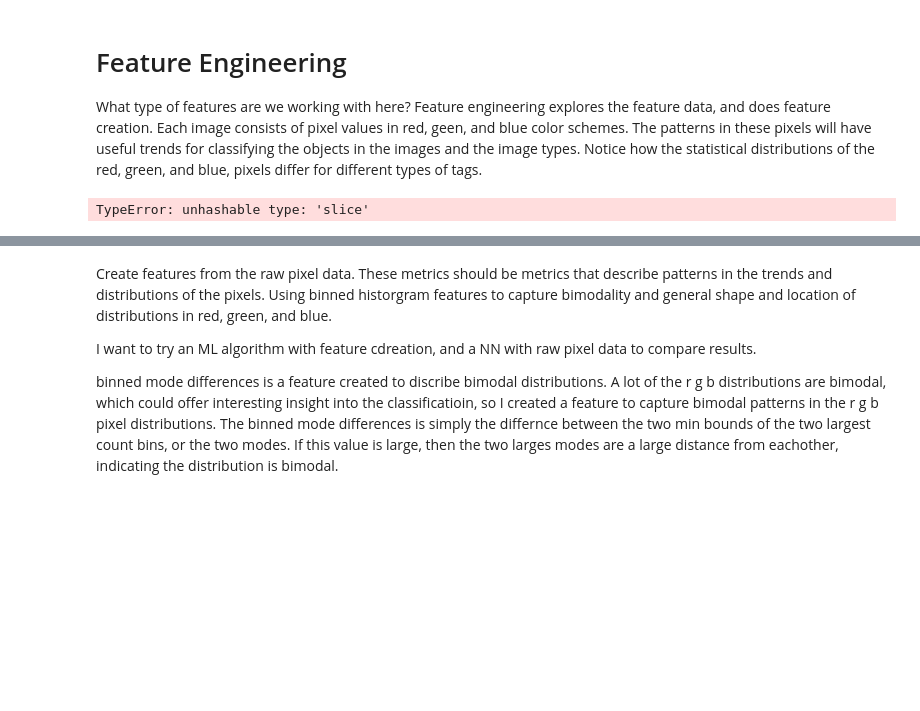
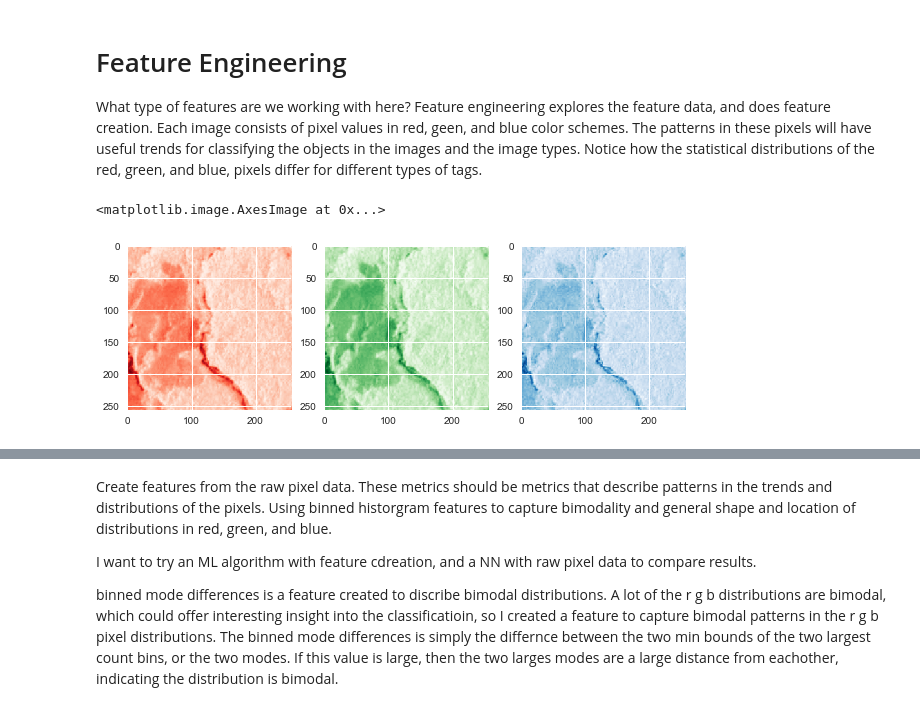
Before and after one commit to alineberry/kaggle_UnderstandingAmazonFromSpace, a Jupyter notebook: develop/claire-lab-notebook.ipynb, the cells around one changed output, grey strips where cells are left out. Saved outputs shown, nothing was run; the diff lists cells and outputs as text; code cells hidden in the pictures; blank space fills up the shorter version.

```diff
--- a/develop/claire-lab-notebook.ipynb
+++ b/develop/claire-lab-notebook.ipynb
@@ -66,11 +57,12 @@ Feature engineering explores the feature data, and does feature creation.
 Each image consists of pixel values in red, geen, and blue color schemes. The patterns in these pixels will  have useful trends for classifying the objects in the images and the image types. Notice how the statistical distributions of the red, green, and blue, pixels differ for different types of tags.
 # %%
 fig, axes = plt.subplots(1, 3, figsize=(10, 6))
-axes[0].imshow(X_train[1,:,:,0], cmap='Reds')
-axes[1].imshow(X_train[1,:,:,1], cmap='Greens')
-axes[2].imshow(X_train[1,:,:,2], cmap='Blues')
+axes[0].imshow(X_sample[1,:,:,0], cmap='Reds')
+axes[1].imshow(X_sample[1,:,:,1], cmap='Greens')
+axes[2].imshow(X_sample[1,:,:,2], cmap='Blues')
 # %% [output]
-TypeError: unhashable type: 'slice'
+<matplotlib.image.AxesImage at 0x...>
+[figure, added]
 # %%
 plt.subplots_adjust(wspace=0, hspace=0)
 for i in range(0,3):
```
Also changed, not shown: parts of 26 cells of this notebook, 2 other files.
